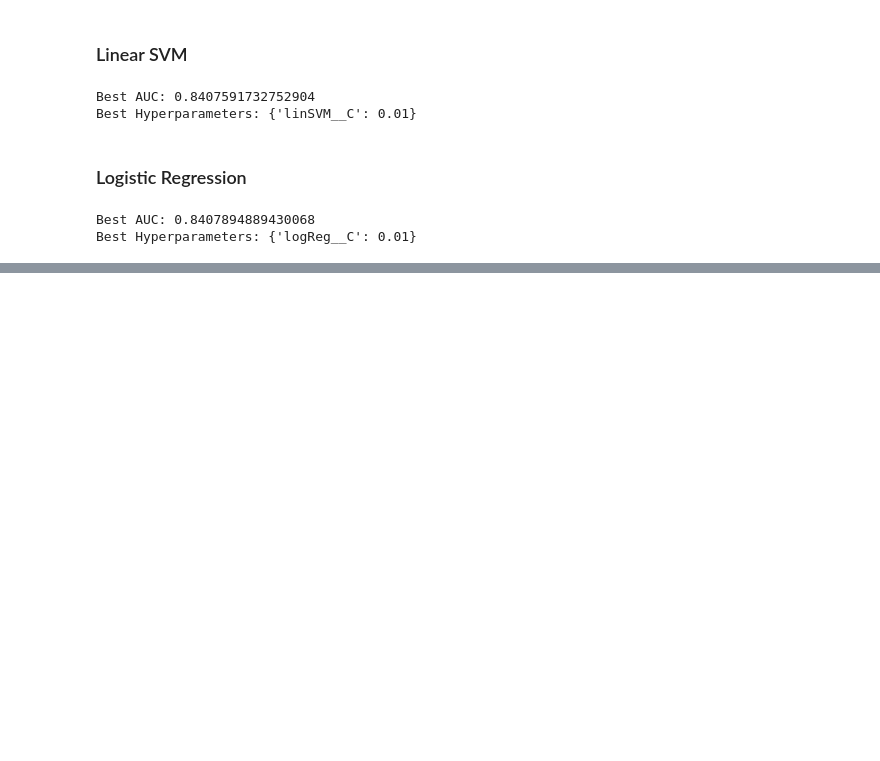
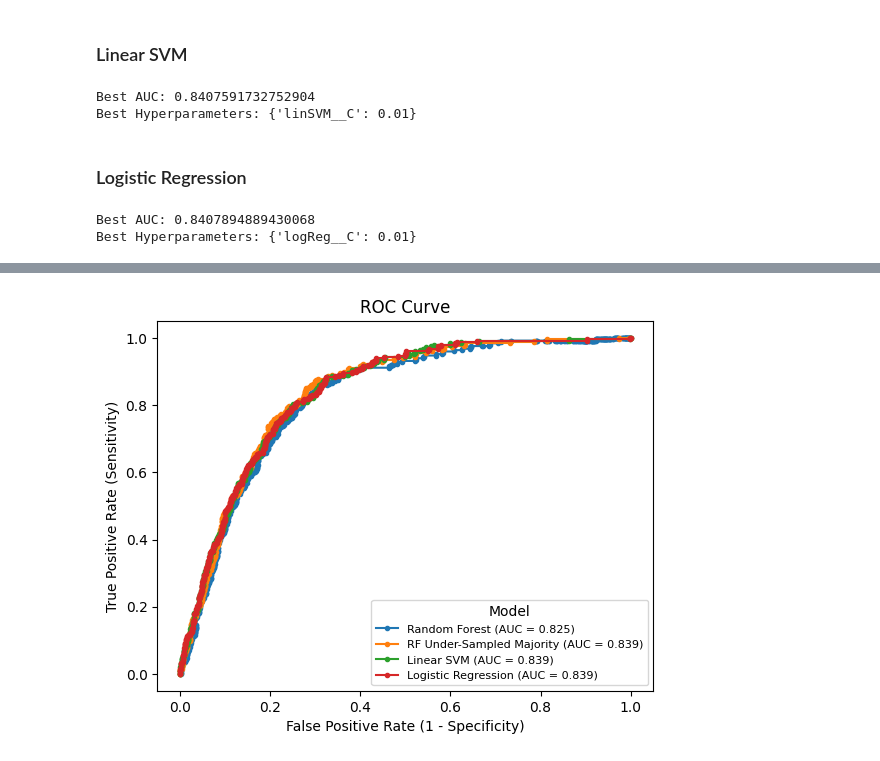
Before and after one commit to BrentonGraham/biomedical-ml-anschutz, a Jupyter notebook: 4. Classification & Model Selection/Classification&ModelSelection.ipynb, the cells around one changed output, grey strips where cells are left out. Drawn from its saved outputs; the diff is of its cells as text; code cells hidden in the pictures; blank space fills up the shorter version.

```diff
--- a/4. Classification & Model Selection/Classification&ModelSelection.ipynb
+++ b/4. Classification & Model Selection/Classification&ModelSelection.ipynb
@@ -651,9 +688,9 @@ for train_index, test_index in kfold.split(X_model.to_numpy(), y.to_numpy()):
     y_pred_RF = clf_RF.predict(X_test)
     y_prob_RF = clf_RF.predict_proba(X_test)[:,1]
 
-    # Balanced random forest implementation
+    # Random forest with under-sampled majority class implementation
     clf_RFbal = BalancedRandomForestClassifier(
-        n_estimators=1000, min_samples_leaf=3, n_jobs=-1, random_state=1, class_weight='balanced'
+        n_estimators=1000, min_samples_leaf=3, n_jobs=-1, random_state=1
     )
     clf_RFbal.fit(X_train, y_train)
     y_pred_RFbal = clf_RFbal.predict(X_test)
@@ -751,0 +794,11 @@ Name: y_pred_logReg, dtype: int64
+# %%
+# ROC curve comparison
+for model in ['Random Forest', 'RF Under-Sampled Majority', 'Linear SVM', 'Logistic Regression']:
+    clf_ROC(
+        y_true=clf_pred_DF.y_true,
+        y_score=clf_pred_DICT[model]['y_score'],
+        roc_label=model
+    )
+    plt.legend(prop={'size': 8}, title='Model')
+# %% [output]
+[figure, added]
```
Also changed, not shown: parts of 31 cells of this notebook.
